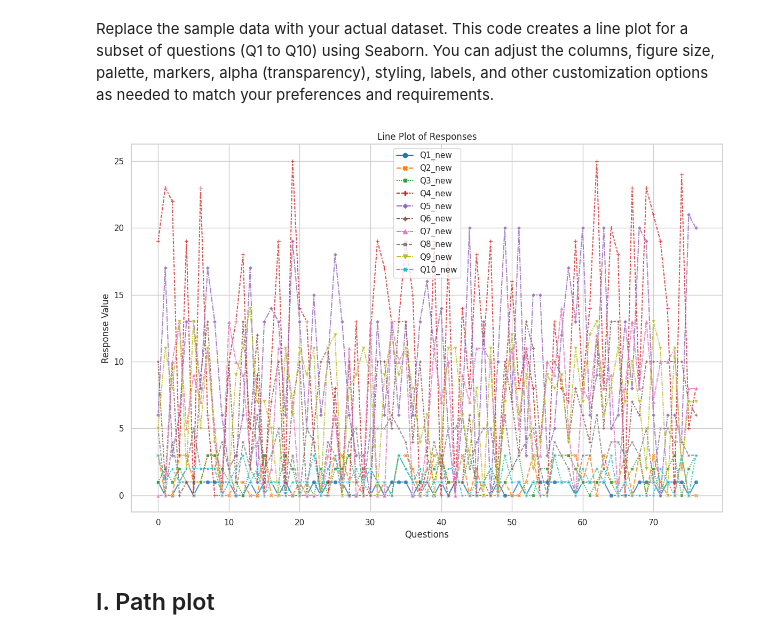
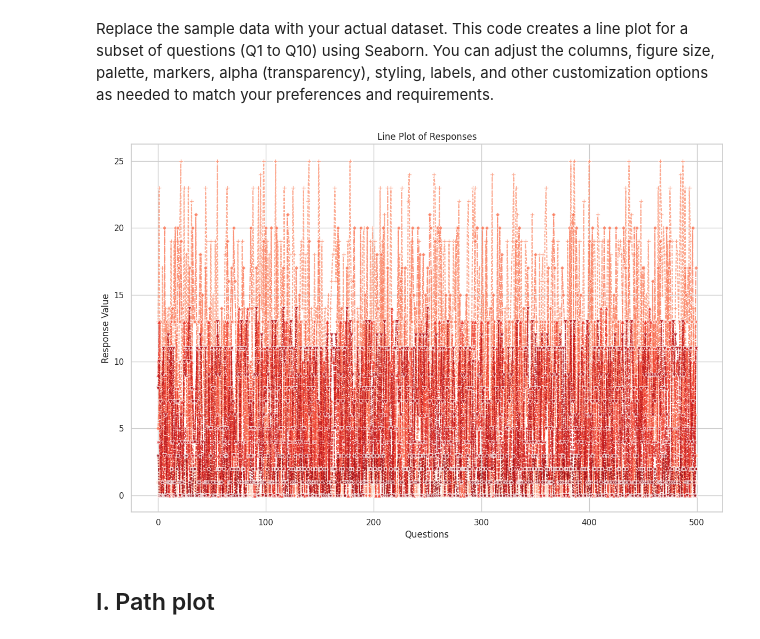
Before and after one commit to radhakrishnan-omotec/chatgpt-marketing, a Jupyter notebook: AI_based_Analysis_Research_Project_8.ipynb, the cells around one changed output. Drawn from its saved outputs; the diff is of its cells as text; code cells hidden in the pictures.

```diff
--- a/AI_based_Analysis_Research_Project_8.ipynb
+++ b/AI_based_Analysis_Research_Project_8.ipynb
@@ -553,7 +553,7 @@ numerical_columns = df.iloc[:, 2:4]  # Assuming the numerical columns start from
 
 # Set up the figure and axes
 plt.figure(figsize=(20, 16))
-sns.set(style="dark")
+sns.set(style="white")
 
 # Create histograms using Seaborn
 sns.color_palette(palette="Reds")
@@ -620,7 +620,7 @@ import seaborn as sns
 import matplotlib.pyplot as plt
 
 # Read "AI_Responses.CSV File"
-data =  pd.read_csv("/content/chatgpt-marketing/AI_Reponses.csv")
+data =  pd.read_csv("/content/chatgpt-marketing/AI_Reponses_Encoded.csv")
 
 data.head(1)
 
@@ -633,7 +633,7 @@ numerical_columns = df.iloc[:, 4:]  # Assuming the numerical columns start from
 
 # Set up the figure and axes
 plt.figure(figsize=(12, 8))
-sns.set(style="whitegrid")
+sns.set(style="darkgrid")
 
 # Create joint distribution plots using Seaborn
 
@@ -820,36 +821,39 @@ import pandas as pd
 import seaborn as sns
 import matplotlib.pyplot as plt
 
 # Read "AI_Responses.CSV File"
-data =  pd.read_csv("/content/chatgpt-marketing/AI_Reponses.csv")
+data =  pd.read_csv("/content/chatgpt-marketing/AI_Reponses_Encoded.csv")
 
 data.head(1)
 
 
 # Create a DataFrame from the data
 df = pd.DataFrame(data)
 
 
 # Select the columns for the line plot
 line_data = df[['Q1_new', 'Q2_new', 'Q3_new', 'Q4_new', 'Q5_new', 'Q6_new', 'Q7_new', 'Q8_new', 'Q9_new', 'Q10_new']]
 
 # Set up the figure and axes
 plt.figure(figsize=(12, 8))
 sns.set(style="whitegrid")
 
 # Create a line plot using Seaborn
-sns.lineplot(data=line_data, palette="tab10", markers=True, alpha=0.8)
+sns.lineplot(data=line_data, palette="Reds", markers=True, alpha=0.8)
 
 # Customize the plot
 plt.title("Line Plot of Responses")
 plt.xlabel("Questions")
 plt.ylabel("Response Value")
 
+# Remove the legend
+plt.legend().set_visible(False)
+
 # Show the plot
 plt.tight_layout()
 plt.show()
 # %% [output]
-[figure, old version]
+[figure, new version]
 # %% [markdown]
 ## I. Path plot
 # %% [markdown]
```
Also changed, not shown: parts of 8 cells of this notebook.
